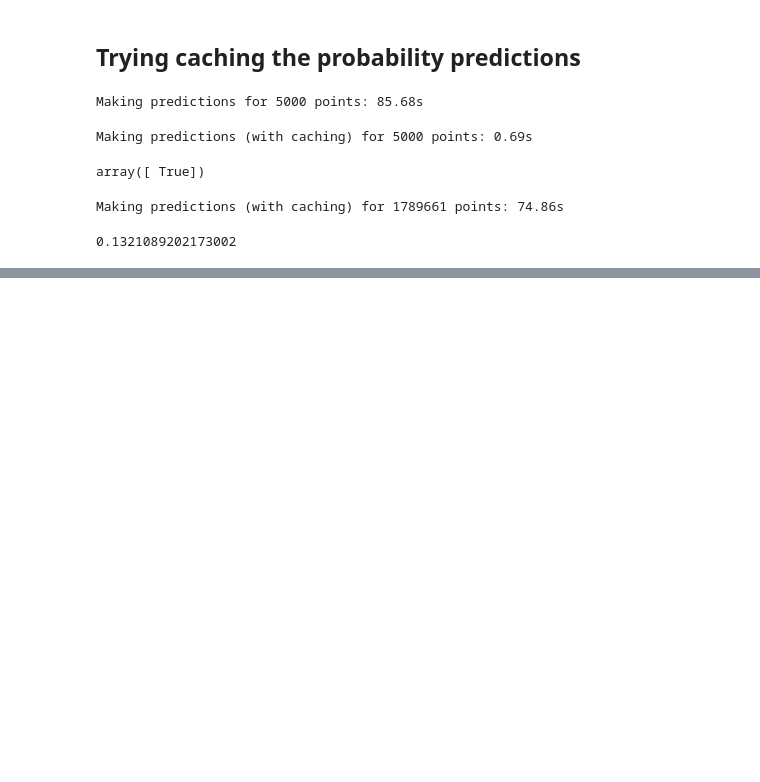
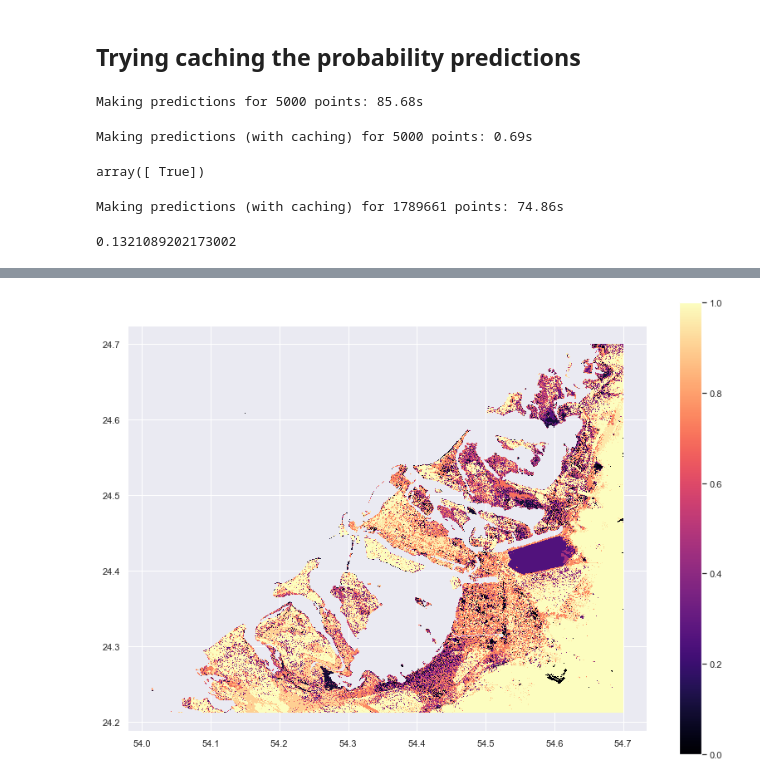
Before and after one commit to sashanksilwal/CRSLR, a Jupyter notebook: Ngoc/Training/Training data.ipynb, the cells around one changed output, grey strips where cells are left out. Cells and saved outputs as stored; diff of their text form; code cells hidden in the pictures; blank space fills up the shorter version.

```diff
--- a/Ngoc/Training/Training data.ipynb
+++ b/Ngoc/Training/Training data.ipynb
@@ -489,0 +519,8 @@ mean_absolute_error(cr0['CR_1'], prob_preds_cache['CR_1'])
+# %%
+f, ax = plt.subplots(1, 1, figsize=(14, 10))
+ax = s0_geo.plot(column='Labels', ax=ax, legend=True, cmap='magma', edgecolor="face", linewidth=0.)
+# leg = ax.get_legend()
+# leg.set_bbox_to_anchor((1.25, 1))
+plt.show()
+# %% [output]
+[figure, added]
```
Also changed, not shown: parts of 41 cells of this notebook.
